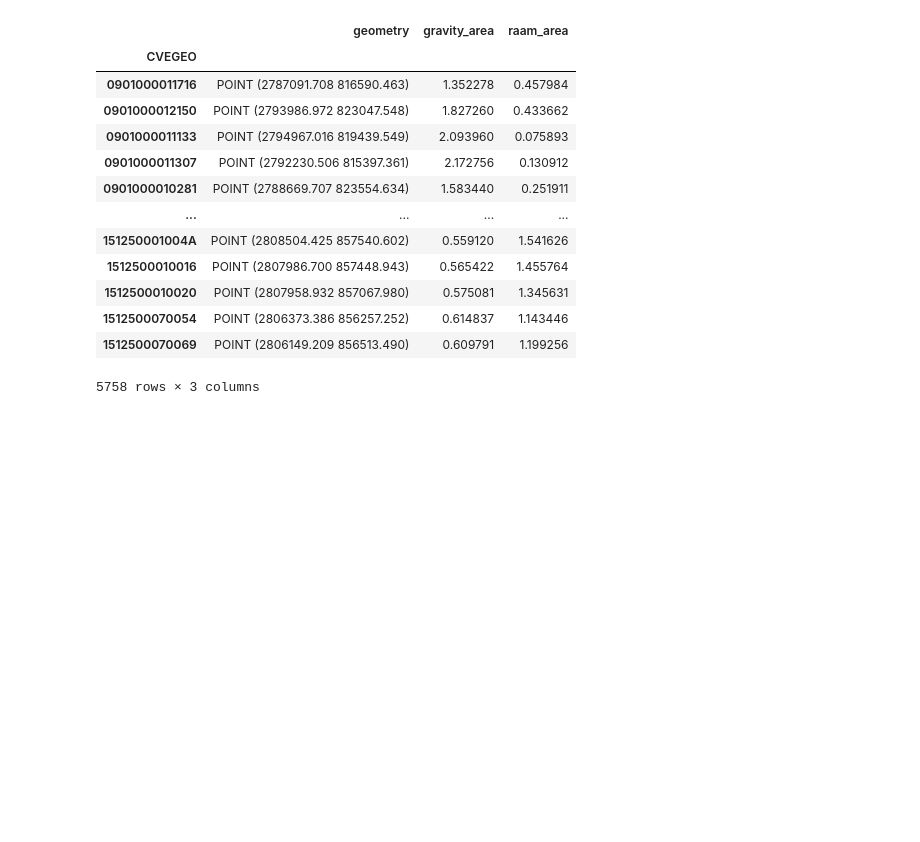
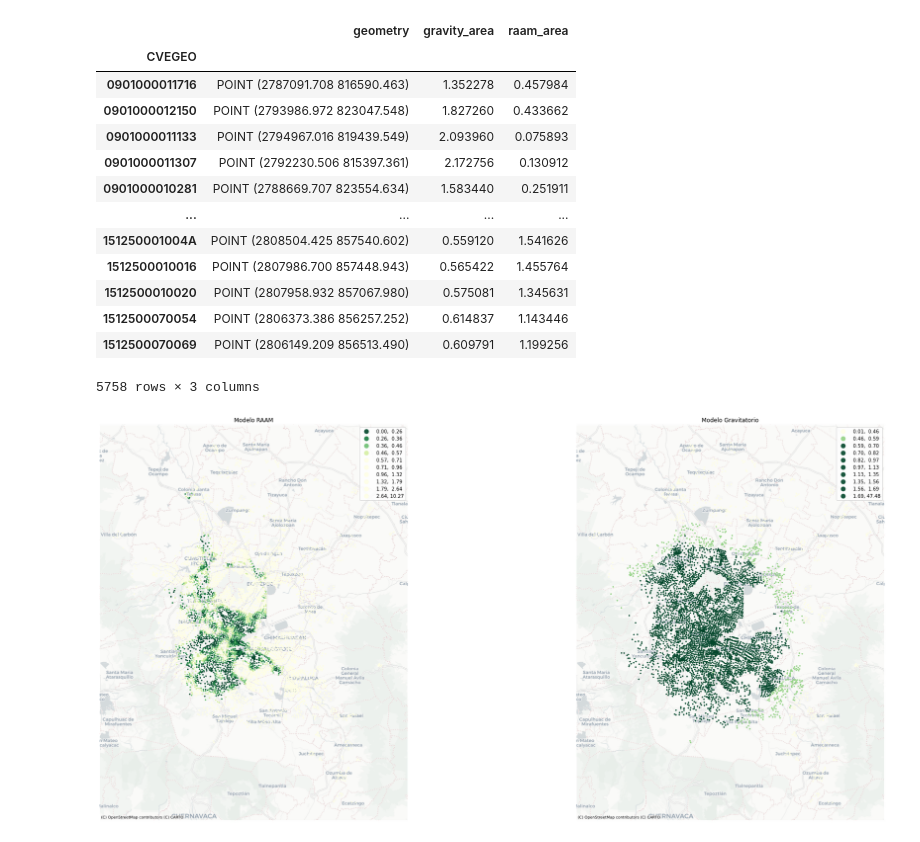
Before and after one commit to CentroGeo/temas-selectos-geoinformatica, a Jupyter notebook: accesibilidad/accesibilidad_01.ipynb, the cells around one changed output. Cells and saved outputs as stored; diff of their text form; code cells hidden in the pictures; blank space fills up the shorter version.

Commit message:
Mapas de accesibilidad.

```diff
--- a/accesibilidad/accesibilidad_01.ipynb
+++ b/accesibilidad/accesibilidad_01.ipynb
@@ -230,10 +230,29 @@ mapa_accesibilidad
 # %%
 import matplotlib.pyplot as plt
 import contextily as ctx
-fig, (ax1, ax2) = plt.subplots(1,2, figsize=(24,12))
+fig, (ax1, ax2) = plt.subplots(1,2, figsize=(32,12))
 ax1 = mapa_accesibilidad.to_crs(epsg=3857).plot('raam_area', legend = True,
-                cmap =  "viridis",
-                markersize = 5, alpha = 0.8, ax = ax1,
-                vmin = mapa_accesibilidad['raam_area'].quantile(0.05), vmax = mapa_accesibilidad['raam_area'].quantile(0.95))
-ax.set_axis_off()
-ctx.add_basemap(ax, source=ctx.providers.CartoDB.Positron)
+                                                scheme='quantiles',
+                                                cmap =  "YlGn_r",
+                                                markersize = 5, alpha = 0.9, ax = ax1,
+                                                vmin = mapa_accesibilidad['raam_area'].quantile(0.05),
+                                                vmax = mapa_accesibilidad['raam_area'].quantile(0.95),
+                                                classification_kwds={'k':10})
+ax1.set_axis_off()
+ax1.set(title='Modelo RAAM')
+ctx.add_basemap(ax1, source=ctx.providers.CartoDB.Positron)
+
+ax2 = mapa_accesibilidad.to_crs(epsg=3857).plot('gravity_area', legend = True,
+                                                scheme='quantiles',
+                                                cmap =  "YlGn",
+                                                markersize = 5, alpha = 0.9, ax = ax2,
+                                                vmin = mapa_accesibilidad['gravity_area'].quantile(0.05),
+                                                vmax = mapa_accesibilidad['gravity_area'].quantile(0.95),
+                                                classification_kwds={'k':10})
+ax2.set_axis_off()
+ax2.set(title='Modelo Gravitatorio')
+# plt.subplots_adjust(wspace=-.5, hspace=0)
+ctx.add_basemap(ax2, source=ctx.providers.CartoDB.Positron)
+plt.tight_layout()
+# %% [output]
+[figure, added]
```
